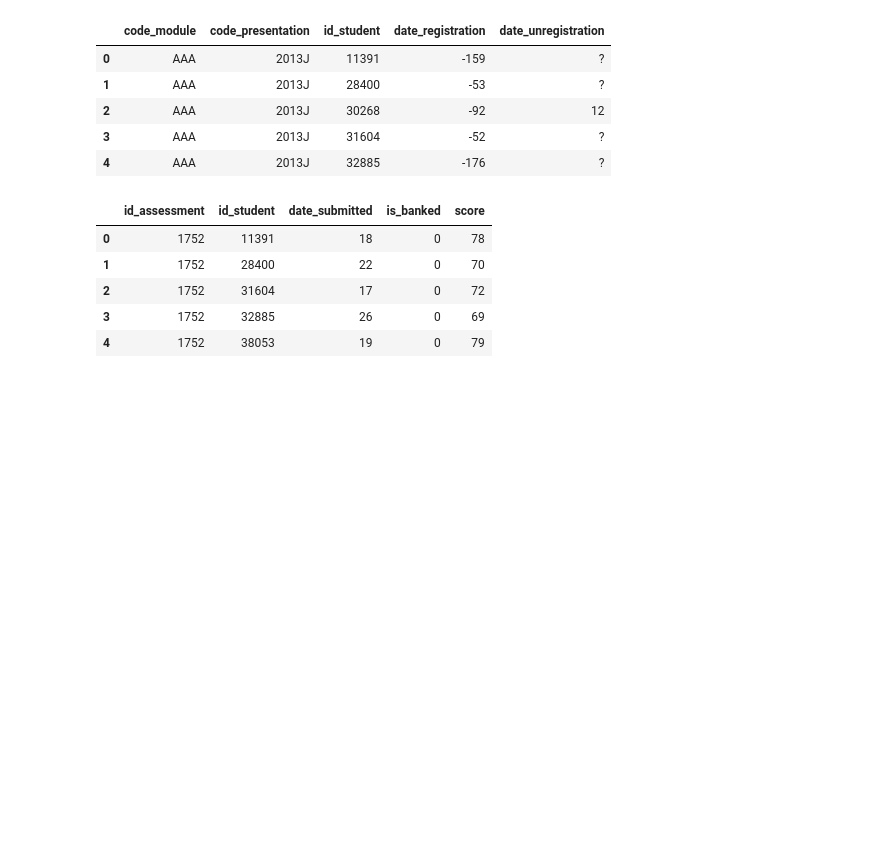
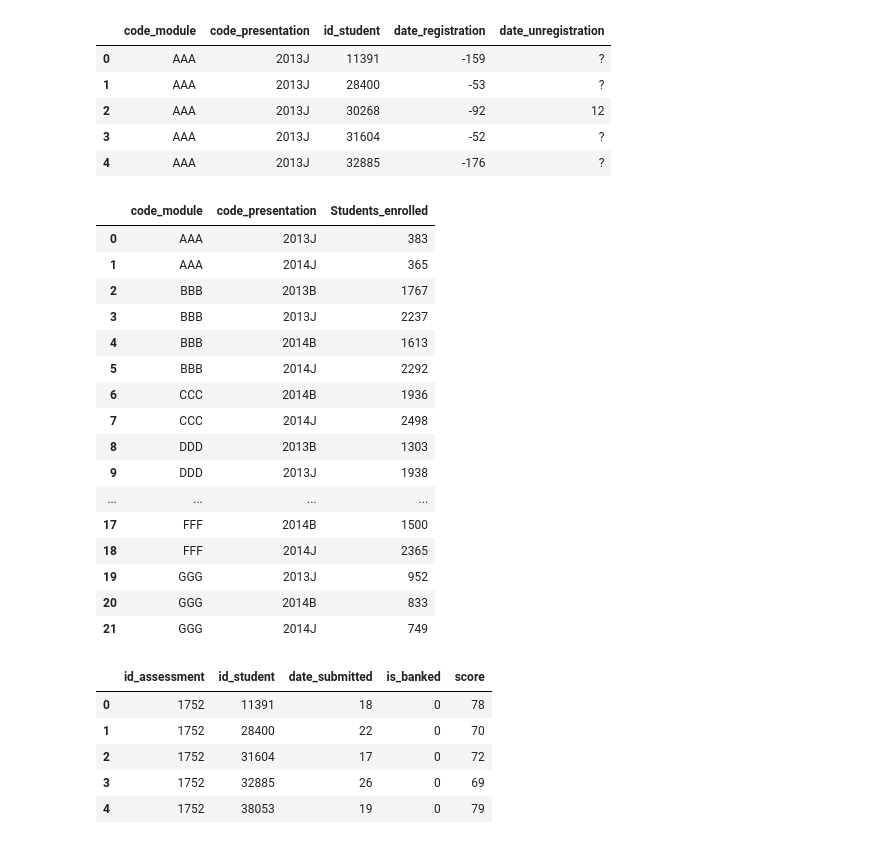
Before and after one commit to rayansami/behaviour-analysis, a Jupyter notebook: Analyzing_Open_University_Learning_Analytics_Dataset.ipynb, the cells around one changed output. Saved outputs shown, nothing was run; the diff lists cells and outputs as text; code cells hidden in the pictures; blank space fills up the shorter version.

```diff
--- a/Analyzing_Open_University_Learning_Analytics_Dataset.ipynb
+++ b/Analyzing_Open_University_Learning_Analytics_Dataset.ipynb
@@ -183,6 +183,27 @@ student_registration.head()
 | 2 | AAA | 2013J | 30268 | -92 | 12 |
 | 3 | AAA | 2013J | 31604 | -52 | ? |
 | 4 | AAA | 2013J | 32885 | -176 | ? |
+# %%
+#Return the number of students who registered for each course in every year
+student_registration.groupby(['code_module','code_presentation']).size().reset_index(name='Students_enrolled')
+# %% [output]
+|  | code_module | code_presentation | Students_enrolled |
+| 0 | AAA | 2013J | 383 |
+| 1 | AAA | 2014J | 365 |
+| 2 | BBB | 2013B | 1767 |
+| 3 | BBB | 2013J | 2237 |
+| 4 | BBB | 2014B | 1613 |
+| 5 | BBB | 2014J | 2292 |
+| 6 | CCC | 2014B | 1936 |
+| 7 | CCC | 2014J | 2498 |
+| 8 | DDD | 2013B | 1303 |
+| 9 | DDD | 2013J | 1938 |
+| ... | ... | ... | ... |
+| 17 | FFF | 2014B | 1500 |
+| 18 | FFF | 2014J | 2365 |
+| 19 | GGG | 2013J | 952 |
+| 20 | GGG | 2014B | 833 |
+| 21 | GGG | 2014J | 749 |
 # %%
 student_assessment.head()
 # %% [output]
```
Also changed, not shown: 1 other file.
